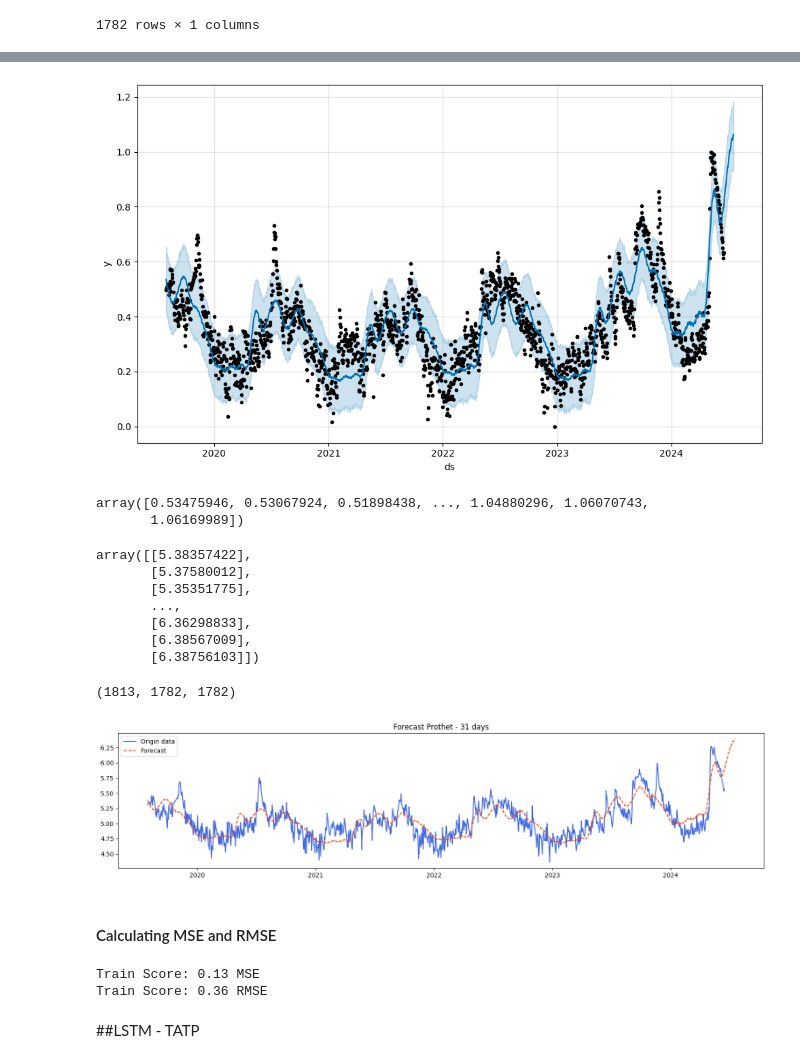
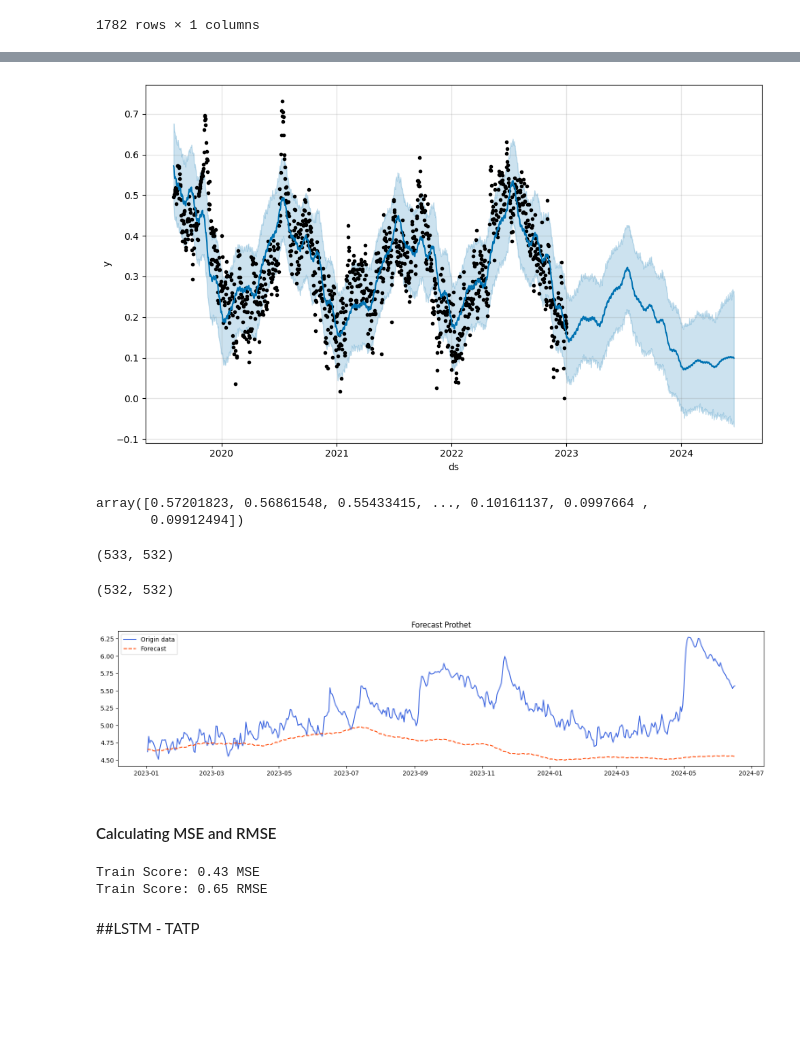
Before and after one commit to ThierrryScotto/cais_maua, a Jupyter notebook: up_to_date_cais_maua_time_series.ipynb, the cells around one changed output, grey strips where cells are left out. Saved outputs shown, nothing was run; the diff lists cells and outputs as text; code cells hidden in the pictures; blank space fills up the shorter version.

```diff
--- a/up_to_date_cais_maua_time_series.ipynb
+++ b/up_to_date_cais_maua_time_series.ipynb
@@ -759,7 +755,7 @@ df_scaled
 | 2024-06-16 | 0.631736 |
 1782 rows × 1 columns
 # %%
-ts = pd.DataFrame({'ds': df_scaled.index, 'y': df_scaled['level_cm_lag_1_scaled']})
+ts = pd.DataFrame({'ds': df_train.index, 'y': df_train['level_cm_lag_1_scaled']})
 # %%
 prophet = Prophet(yearly_seasonality=True, seasonality_mode='multiplicative')
 prophet.fit(ts)
@@ -776,53 +772,50 @@ INFO:cmdstanpy:Chain [1] start processing
 INFO:cmdstanpy:Chain [1] done processing
 <prophet.forecaster.Prophet at 0x...>
 # %%
-future   = prophet.make_future_dataframe(periods=31, freq='D', include_history=True)
+future   = prophet.make_future_dataframe(periods=len(df_test), freq='D', include_history=True)
 forecast = prophet.predict(future)
 
 prophet.plot(forecast)
 plt.show()
 # %% [output]
-[figure, old version]
+[figure, new version]
 # %%
 forecast['yhat'].values
 # %% [output]
-array([0.53475946, 0.53067924, 0.51898438, ..., 1.04880296, 1.06070743,
-       1.06169989])
+array([0.57201823, 0.56861548, 0.55433415, ..., 0.10161137, 0.0997664 ,
+       0.09912494])
+# %%
+test_size, len(df_test)
+# %% [output]
+(533, 532)
 # %%
-forecast_yhat = scaler_inverse(forecast['yhat'].values.reshape(-1, 1))
-df_scaled_transformed = scaler_inverse(data_scaled.reshape(-1, 1))
+forecast_test = forecast.tail(len(df_test))
 
-forecast_yhat
+
+forecast_yhat = scaler_inverse(forecast_test['yhat'].values.reshape(-1, 1))
+df_test_transformed = scaler_inverse(df_test.values.reshape(-1, 1))
-# %% [output]
-array([[5.38357422],
-       [5.37580012],
-       [5.35351775],
-       ...,
-       [6.36298833],
-       [6.38567009],
-       [6.38756103]])
 # %%
-len(forecast_yhat), len(data_scaled), len(df_scaled_transformed)
+len(forecast_yhat), len(df_test_transformed)
 # %% [output]
-(1813, 1782, 1782)
+(532, 532)
 # %%
-plot_result_prophet(df_scaled.index,
-                    df_scaled_transformed,
-                    forecast['ds'],
+plot_result_prophet(df_test.index,
+                    df_test_transformed,
+                    forecast.tail(len(df_test))['ds'],
                     forecast_yhat,
-                    "Forecast Prothet - 31 days",
+                    "Forecast Prothet",
                     "Origin data",
                     "Forecast")
 # %% [output]
-[figure, old version]
+[figure, new version]
 # %% [markdown]
 #### Calculating MSE and RMSE
 # %%
-print('Train Score: %.2f MSE' % MSE(df_scaled_transformed, forecast_yhat[-len(data_scaled)]))
-print('Train Score: %.2f RMSE' % RMSE(df_scaled_transformed, forecast_yhat[-len(data_scaled)]))
+print('Train Score: %.2f MSE' % MSE(df_test_transformed, forecast_yhat))
+print('Train Score: %.2f RMSE' % RMSE(df_test_transformed, forecast_yhat))
 # %% [output]
-Train Score: 0.13 MSE
-Train Score: 0.36 RMSE
+Train Score: 0.43 MSE
+Train Score: 0.65 RMSE
 # %% [markdown]
 ##LSTM - TATP
 # %% [markdown]
```
Also changed, not shown: parts of 14 cells of this notebook.
